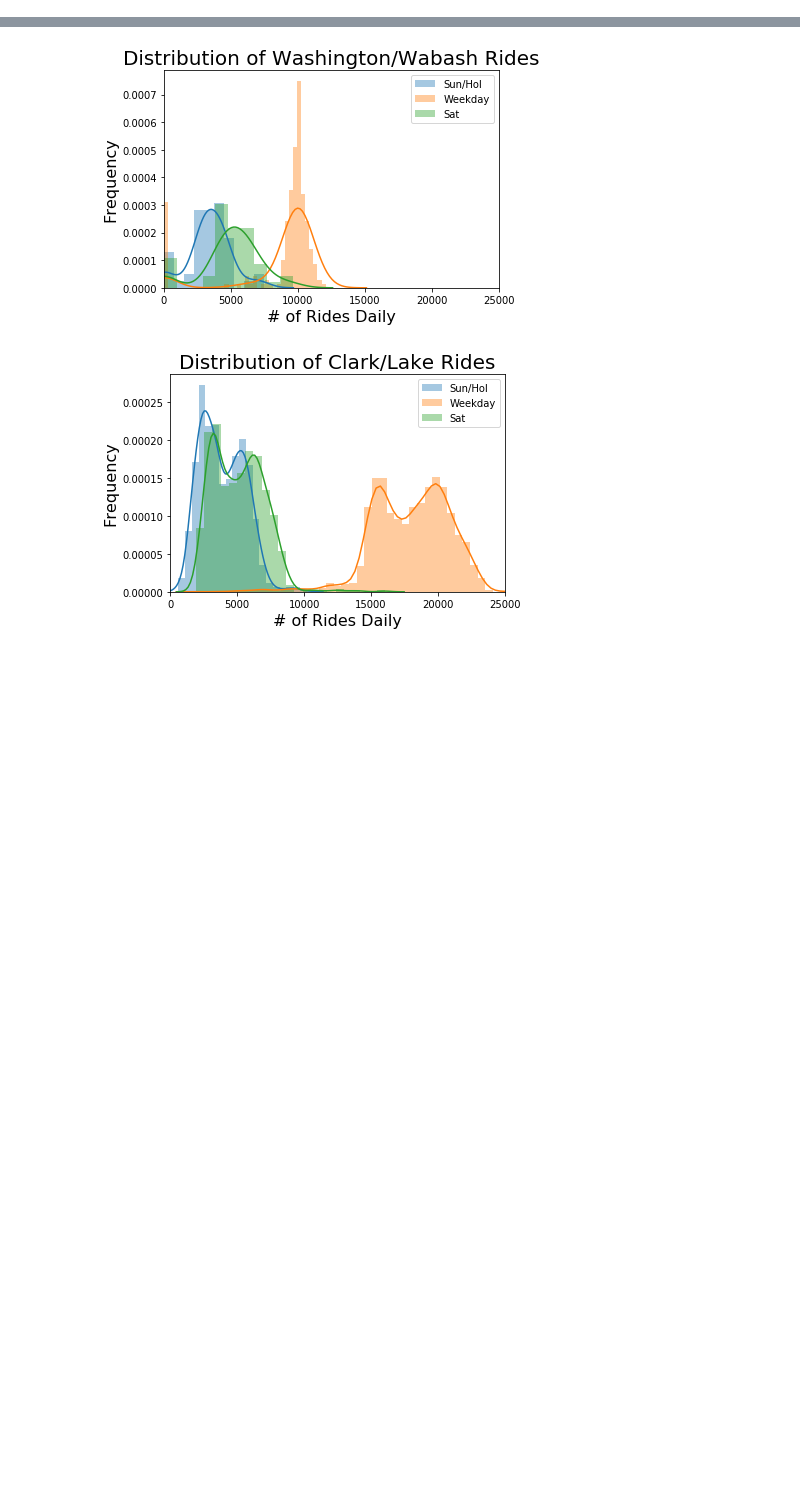
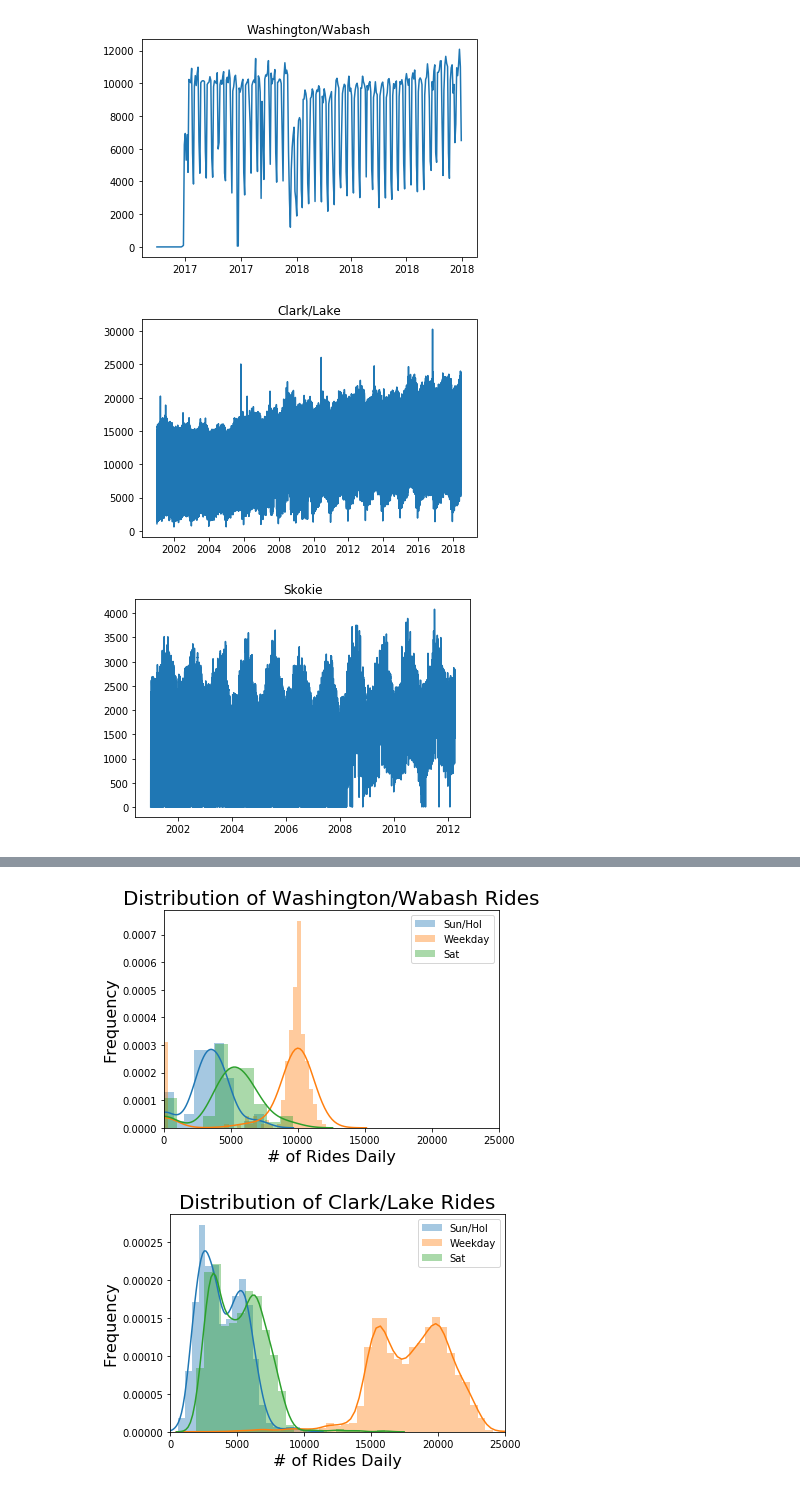
Before and after one commit to donnajobridge/cta, a Jupyter notebook: cta.ipynb, the cells around one changed output, grey strips where cells are left out. Cells and saved outputs as stored; diff of their text form; code cells hidden in the pictures; blank space fills up the shorter version.

```diff
--- a/cta.ipynb
+++ b/cta.ipynb
@@ -32,0 +19,34 @@ mparklist = ['Washington/Wabash', 'Clark/Lake']
+# %%
+# extract season, day of week, month, year
+seasons = ['Winter','Winter','Spring','Spring','Spring','Summer',
+           'Summer','Summer','Fall','Fall','Fall','Winter']
+months = range(1,13)
+mtos = dict(zip(months,seasons))
+df['season'] = df['datetime'].dt.month.map(mtos)
+df['weekday']=df['datetime'].dt.dayofweek.map({0:'Monday', 1:'Tuesday', 2:'Wednesday', 3:'Thursday',
+                                              4:'Friday', 5:'Saturday', 6:'Sunday'})
+df['month']=pd.DatetimeIndex(df['datetime']).month
+df['year']=pd.DatetimeIndex(df['datetime']).year
+# %%
+daytypes = df.daytype.unique().tolist()
+daytypedict = dict(zip(daytypes, ['Sun/Hol', 'Weekday', 'Sat']))
+df['daytype']=df['daytype'].map(daytypedict)
+# %%
+stations = df.stationname.unique().tolist()
+mparklist = ['Washington/Wabash', 'Clark/Lake', 'Skokie']
+stat = mparklist[0]
+# %%
+for stat in mparklist:
+    d = df[df['stationname']==stat]
+    x = 'datetime'
+    y = 'rides'
+    a=d[x]
+    b=d[y]
+    fig, ax = plt.subplots()
+    ax.plot(a, b)
+    ax.xaxis.set_major_formatter(mdates.DateFormatter('%Y'))
+    plt.title(stat)
+# %% [output]
+[figure, added]
+[figure, added]
+[figure, added]
```
Also changed, not shown: parts of 22 cells of this notebook.
